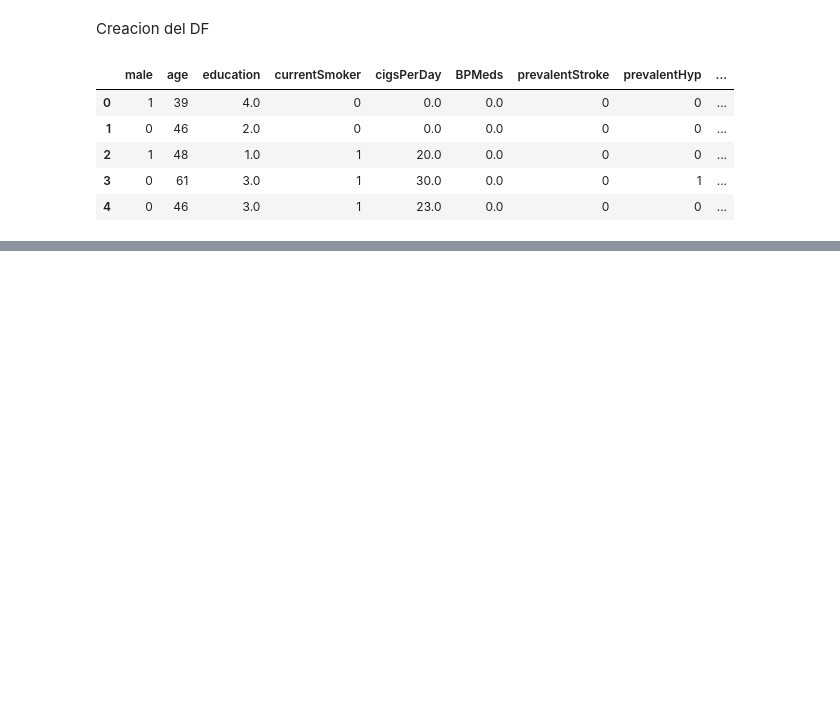
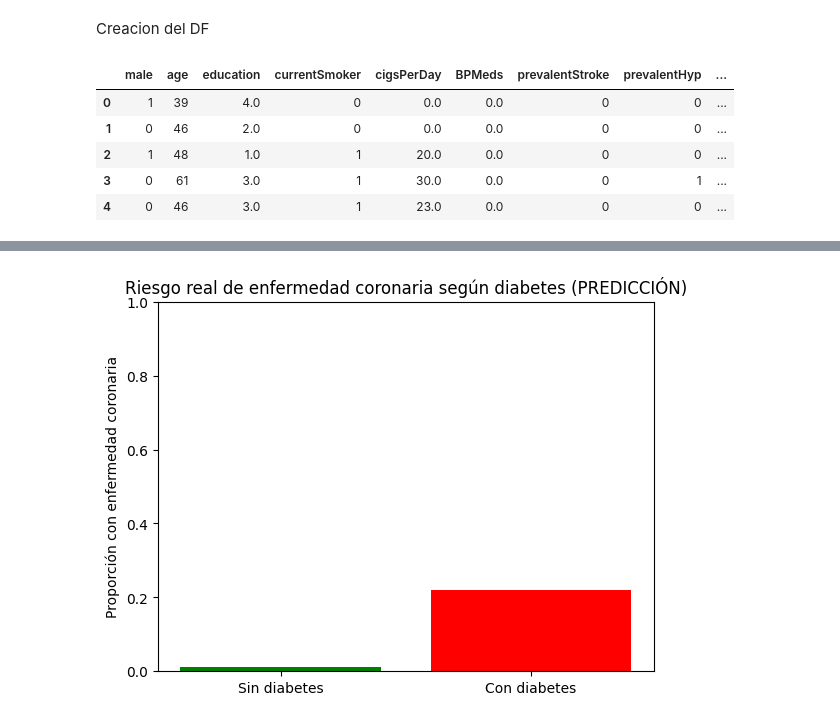
Before and after one commit to sr-roboto/regresion-logistica, a Jupyter notebook: main.ipynb, the cells around one changed output, grey strips where cells are left out. Cells and saved outputs as stored; diff of their text form; code cells hidden in the pictures; blank space fills up the shorter version.

```diff
--- a/main.ipynb
+++ b/main.ipynb
@@ -17,0 +83,3 @@ df.head()
+# %%
+X = df.drop('TenYearCHD', axis=1)
+y = df['TenYearCHD']
@@ -17,0 +88,4 @@ df.head()
+# %%
+model = LogisticRegression(max_iter=5000)
+
+model.fit(X, y)
@@ -17,0 +94,12 @@ df.head()
+# %%
+y_pred = model.predict(X)
+
+print("VALORES REALES VS PREDICCIONES\n")
+comparaciones = [
+    f"Paciente {y.index[i]}: Real: {'CON riesgo' if y.iloc[i] == 1 else 'SIN riesgo'} - "
+    f"Predicción: {'CON riesgo' if y_pred[i] == 1 else 'SIN riesgo'} "
+    f"{'✅' if y.iloc[i] == y_pred[i] else '❌'}"
+    for i in range(10)
+]
+
+print('\n'.join(comparaciones))
@@ -17,0 +190,16 @@ df.head()
+# %%
+df_pred = df.copy()
+df_pred['y_pred'] = y_pred
+
+riesgo_por_diabetes = df_pred.groupby('diabetes')["y_pred"].mean()
+
+labels = ['Sin diabetes', 'Con diabetes']
+valores = riesgo_por_diabetes.values
+
+plt.bar(labels, valores, color=['green', 'red'])
+plt.ylabel('Proporción con enfermedad coronaria')
+plt.title('Riesgo real de enfermedad coronaria según diabetes (PREDICCIÓN)')
+plt.ylim(0, 1)
+plt.show()
+# %% [output]
+[figure, added]
```
Also changed, not shown: parts of 15 cells of this notebook, 1 other file.
